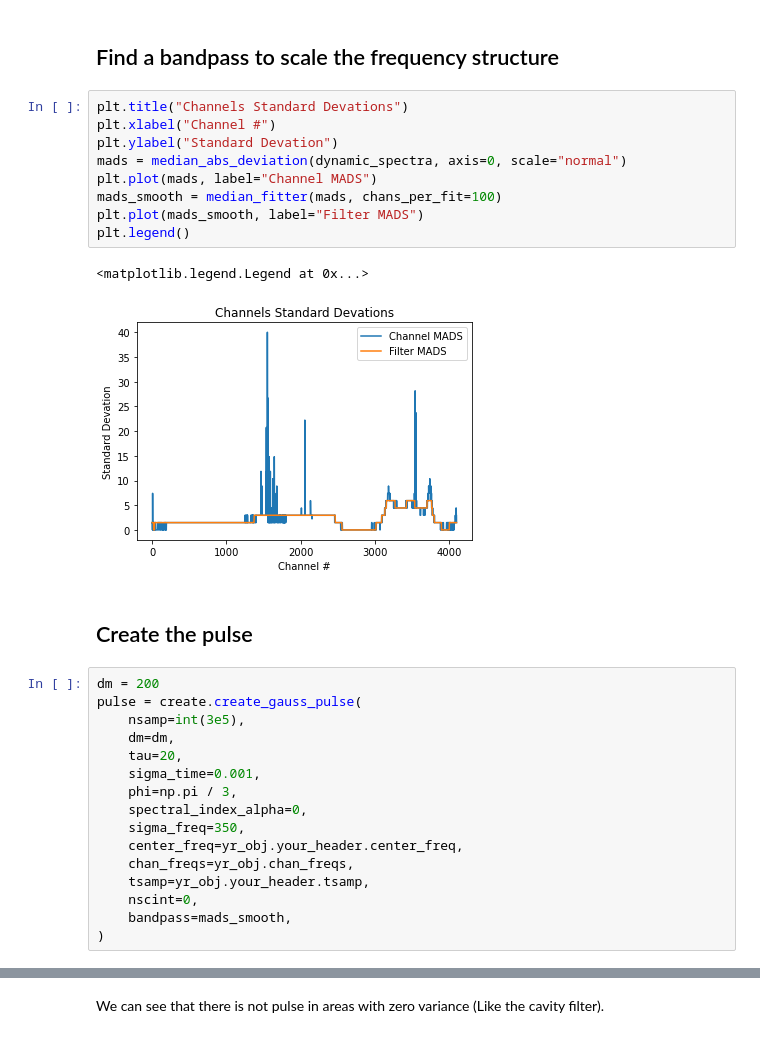
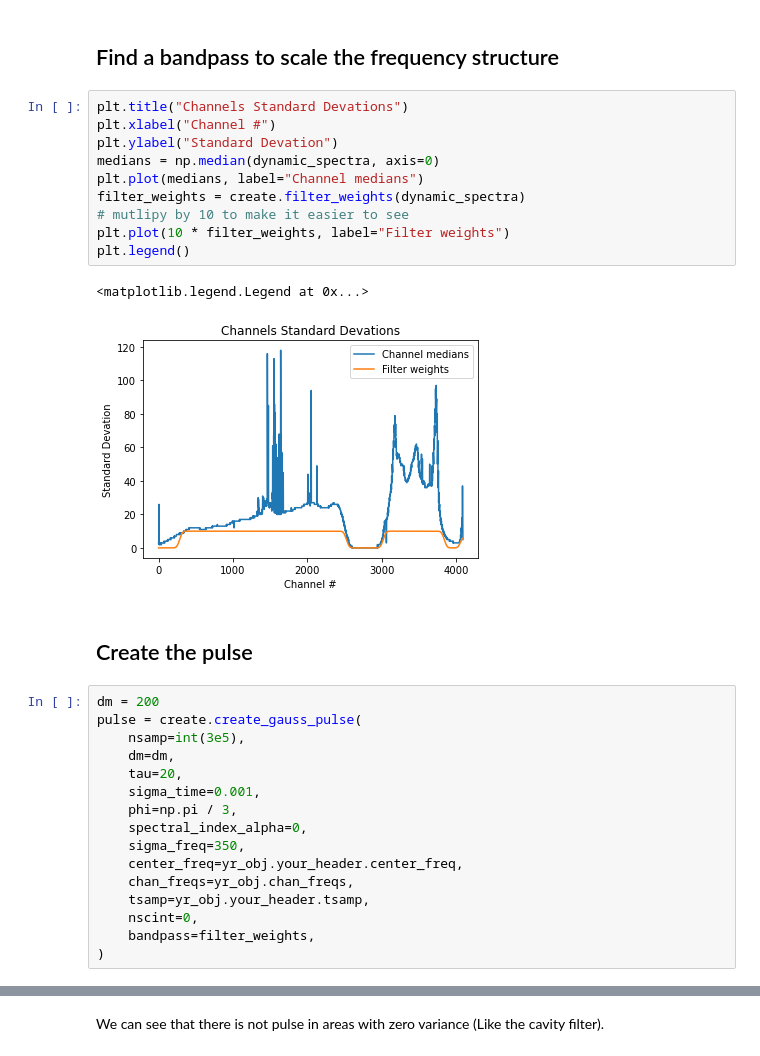
Before and after one commit to josephwkania/will, a Jupyter notebook: examples/inject_pulse.ipynb, the cells around one changed output, grey strips where cells are left out. Cells and saved outputs as stored; diff of their text form.

Commit message:
added filter_weights and dynamic spectra create functions to create, updated inject_pulse.ipynb to uses new filter weighting

```diff
--- a/examples/inject_pulse.ipynb
+++ b/examples/inject_pulse.ipynb
@@ -68,15 +68,16 @@ show_dynamic(dynamic_spectra, title="Dynamic Spectra")
 # %%
 plt.title("Channels Standard Devations")
 plt.xlabel("Channel #")
 plt.ylabel("Standard Devation")
-mads = median_abs_deviation(dynamic_spectra, axis=0, scale="normal")
-plt.plot(mads, label="Channel MADS")
-mads_smooth = median_fitter(mads, chans_per_fit=100)
-plt.plot(mads_smooth, label="Filter MADS")
+medians = np.median(dynamic_spectra, axis=0)
+plt.plot(medians, label="Channel medians")
+filter_weights = create.filter_weights(dynamic_spectra)
+# mutlipy by 10 to make it easier to see
+plt.plot(10 * filter_weights, label="Filter weights")
 plt.legend()
 # %% [output]
 <matplotlib.legend.Legend at 0x...>
-[figure, old version]
+[figure, new version]
 # %% [markdown]
 ## Create the pulse
 # %%
@@ -93,7 +94,7 @@ pulse = create.create_gauss_pulse(
     chan_freqs=yr_obj.chan_freqs,
     tsamp=yr_obj.your_header.tsamp,
     nscint=0,
-    bandpass=mads_smooth,
+    bandpass=filter_weights,
 )
 # %%
 show_dynamic(pulse, title=f"{dm} DM Pulse")
```
Also changed, not shown: parts of 3 cells of this notebook, 3 other files.
